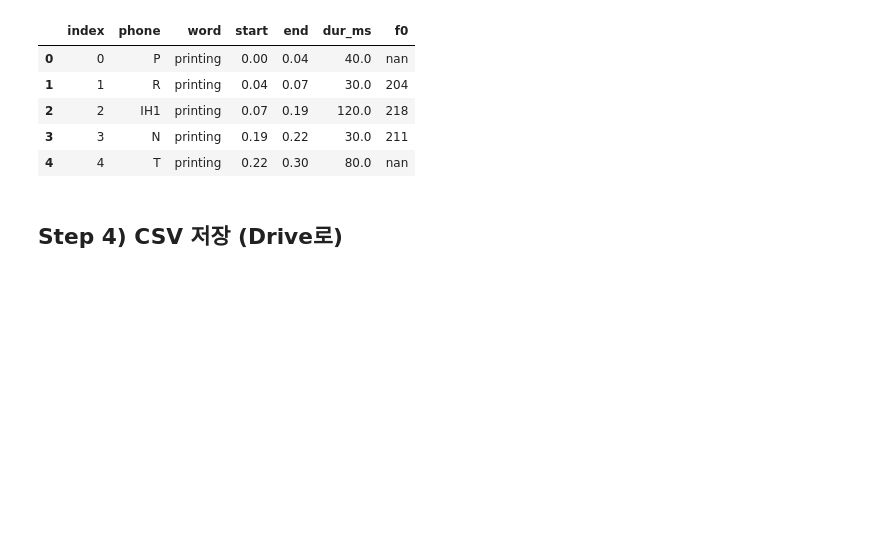
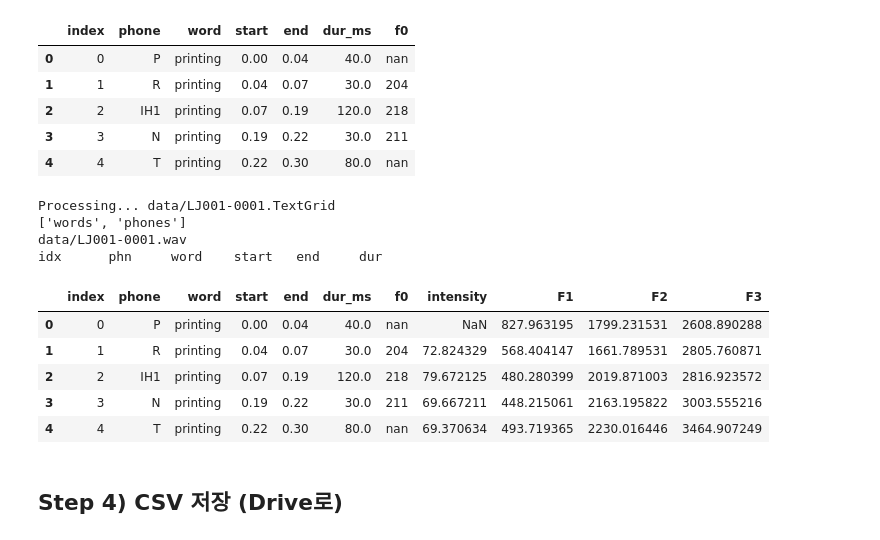
Before and after one commit to exphon/exphon2026, a Jupyter notebook: Parselmouth_Tutorial_Part_II.ipynb, the cells around one changed output. Drawn from its saved outputs; the diff is of its cells as text; code cells hidden in the pictures; blank space fills up the shorter version.

```diff
--- a/Parselmouth_Tutorial_Part_II.ipynb
+++ b/Parselmouth_Tutorial_Part_II.ipynb
@@ -215,6 +215,74 @@ idx      phn     word    start   end     dur
 | 2 | 2 | IH1 | printing | 0.07 | 0.19 | 120.0 | 218 |
 | 3 | 3 | N | printing | 0.19 | 0.22 | 30.0 | 211 |
 | 4 | 4 | T | printing | 0.22 | 0.30 | 80.0 | nan |
+# %%
+import parselmouth
+from parselmouth.praat import call
+import glob, re, tgt
+import pandas as pd
+
+# 파일 하나만
+df = []
+for tg_file in glob.glob("data/*1.TextGrid"):
+    print(f"Processing... {tg_file}")
+
+    dir_name = tg_file.split("/")[:-1]
+    tg_name = tg_file.split("/")[-1]
+    wav_name = re.sub("TextGrid", "wav", tg_name)
+
+    tg = tgt.read_textgrid(tg_file)
+    print(tg.get_tier_names())
+
+    phn_tier = tg.get_tier_by_name('phones')
+    wrd_tier = tg.get_tier_by_name('words')
+
+    overlap_tier = tgt.util.get_overlapping_intervals(phn_tier, wrd_tier)
+
+    # Parselmouth에서 Praat을 통제하여 음성 자질 추출하기
+    wave_full_name = str(dir_name[0]) + '/' + wav_name
+    sound = parselmouth.Sound(wave_full_name)
+
+    pitchobj = call(sound, "To Pitch", 0.01, 75, 300)
+    intensityobj = call(sound, "To Intensity", 100, 0, True)
+    formantobj = call(sound, "To Formant (burg)", 0, 5, 5500, 0.005, 50)
+
+
+    print(wave_full_name)
+    rows = []
+    print('idx','\t','phn','\t','word','\t','start','\t','end','\t','dur')
+    for i, t in enumerate(overlap_tier):
+        # 처음 10개만
+        if i > 10: break
+        texts = t.text.split("+")
+        phone = texts[0]
+        word = texts[1]
+        duration = (t.end_time-t.start_time)*1000  # milliseconds
+        mid_time = t.start_time + (t.end_time - t.start_time)/2
+
+        pitchvalue = call(pitchobj, "Get value at time", mid_time, "Hertz", "Linear")
+        intensityvalue = call(intensityobj, "Get value at time", mid_time, "cubic")
+        f1value = call(formantobj, "Get value at time", 1, mid_time, "Hertz", "Linear")
+        f2value = call(formantobj, "Get value at time", 2, mid_time, "Hertz", "Linear")
+        f3value = call(formantobj, "Get value at time", 3, mid_time, "Hertz", "Linear")
+
+
+        #print(f"{i}",'\t',f"{phone}",'\t',f"{word}",'\t',f"{t.start_time}",'\t',f"{t.end_time}",'\t',f"{duration:.1f}",'\t',f"{pitchvalue:.1f}")
+        rows.append([i, phone, word, t.start_time, t.end_time, format(duration, ".1f"), format(pitchvalue, ".0f"),
+                     intensityvalue, f1value, f2value, f3value])
+
+df = pd.DataFrame(rows, columns=['index','phone','word', 'start', 'end','dur_ms','f0', 'intensity', 'F1', 'F2', 'F3'])
+df.head()
+# %% [output]
+Processing... data/LJ001-0001.TextGrid
+['words', 'phones']
+data/LJ001-0001.wav
+idx      phn     word    start   end     dur
+|  | index | phone | word | start | end | dur_ms | f0 | intensity | F1 | F2 | F3 |
+| 0 | 0 | P | printing | 0.00 | 0.04 | 40.0 | nan | NaN | 827.963195 | 1799.231531 | 2608.890288 |
+| 1 | 1 | R | printing | 0.04 | 0.07 | 30.0 | 204 | 72.824329 | 568.404147 | 1661.789531 | 2805.760871 |
+| 2 | 2 | IH1 | printing | 0.07 | 0.19 | 120.0 | 218 | 79.672125 | 480.280399 | 2019.871003 | 2816.923572 |
+| 3 | 3 | N | printing | 0.19 | 0.22 | 30.0 | 211 | 69.667211 | 448.215061 | 2163.195822 | 3003.555216 |
+| 4 | 4 | T | printing | 0.22 | 0.30 | 80.0 | nan | 69.370634 | 493.719365 | 2230.016446 | 3464.907249 |
 # %% [markdown]
 ## Step 4) CSV 저장 (Drive로)
 # %%
```
